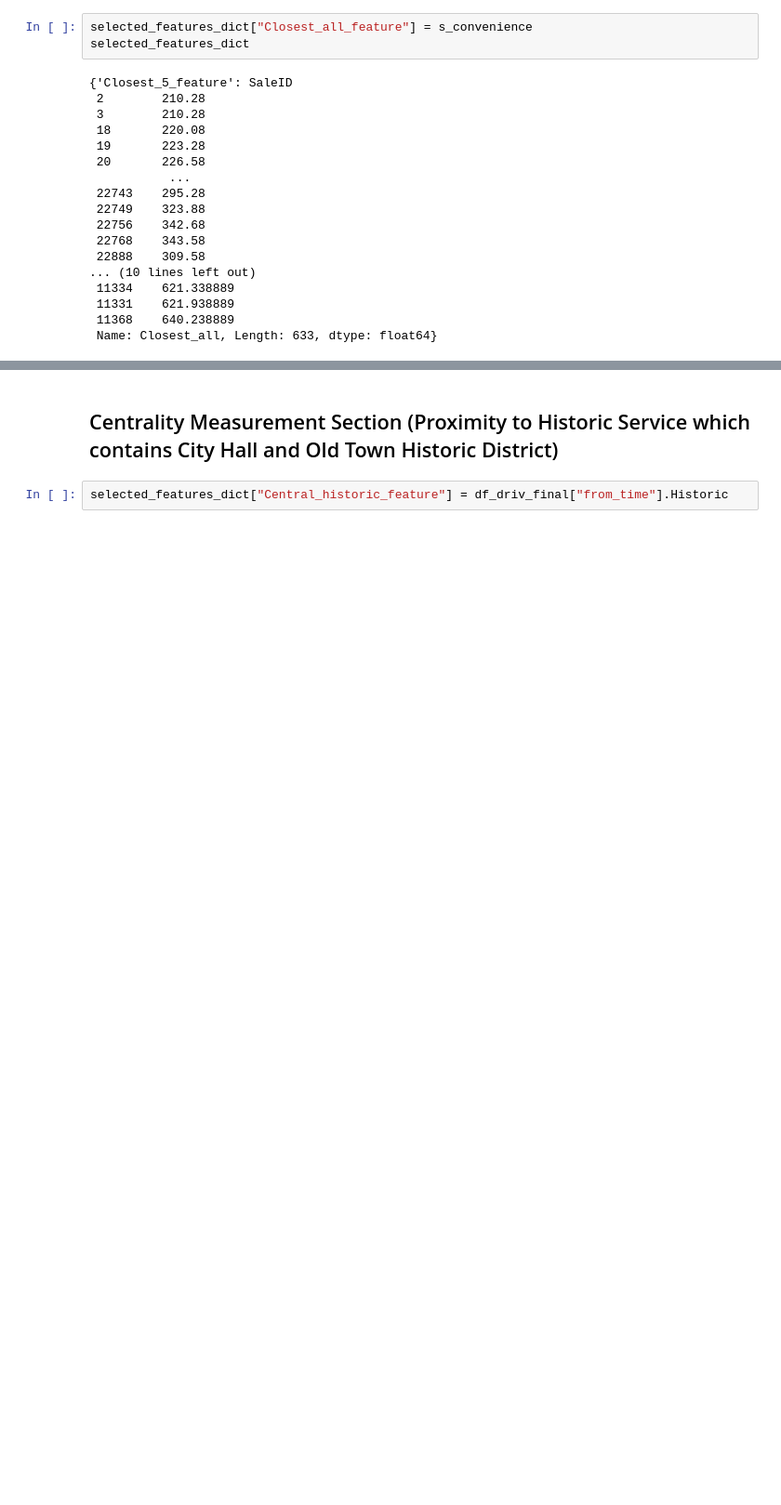
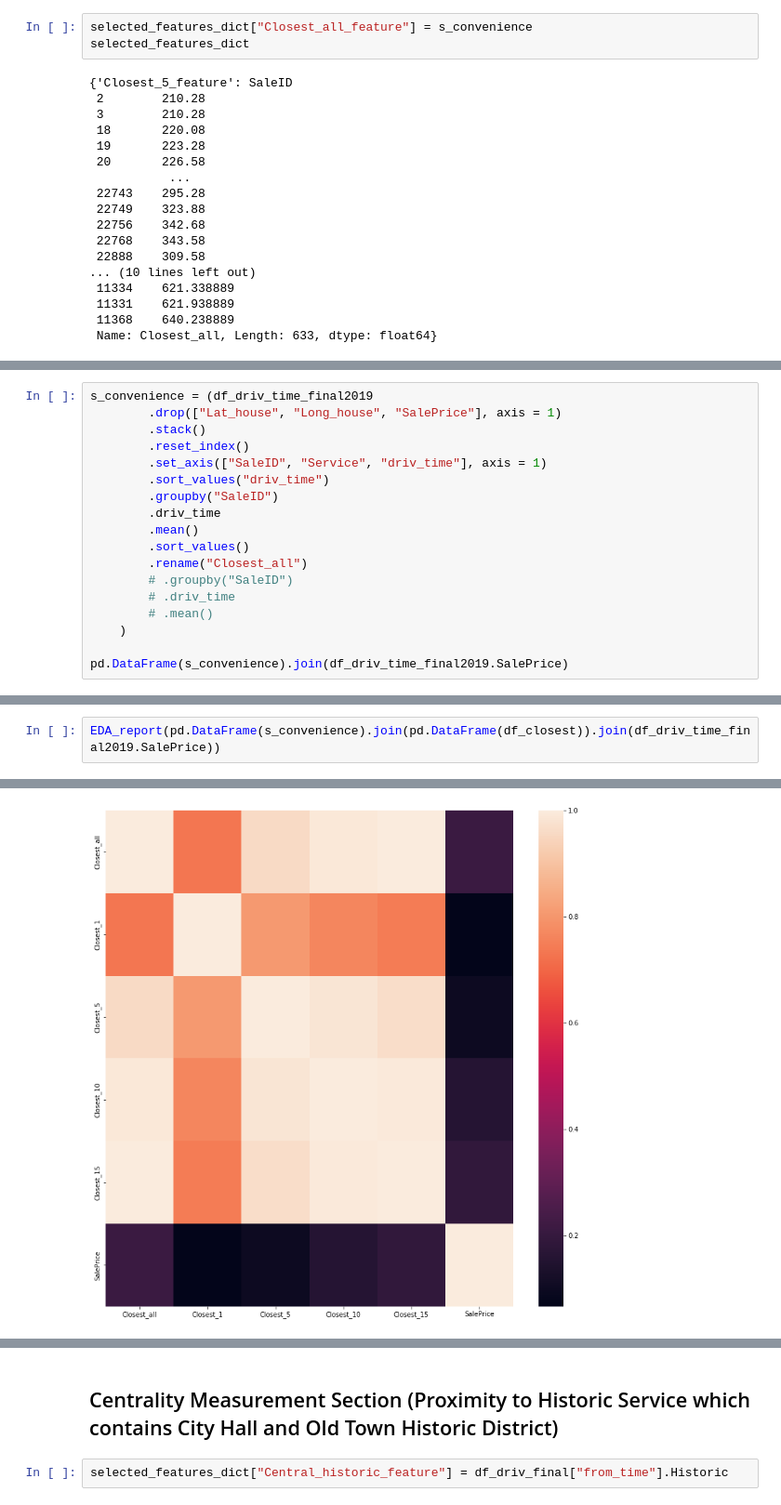
Before and after one commit to lelandjmurrin/Ames_Housing_Project, a Jupyter notebook: Ames_Feature_Engineering.ipynb, the cells around one changed output, grey strips where cells are left out. Shown at 93% size. Cells and saved outputs as stored; diff of their text form; blank space fills up the shorter version.

```diff
--- a/Ames_Feature_Engineering.ipynb
+++ b/Ames_Feature_Engineering.ipynb
@@ -493,0 +537,18 @@ selected_features_dict
+# %%
+s_convenience = (df_driv_time_final2019
+        .drop(["Lat_house", "Long_house", "SalePrice"], axis = 1)
+        .stack()
+        .reset_index()
+        .set_axis(["SaleID", "Service", "driv_time"], axis = 1)
+        .sort_values("driv_time")
+        .groupby("SaleID")
+        .driv_time
+        .mean()
+        .sort_values()
+        .rename("Closest_all")
+        # .groupby("SaleID")
+        # .driv_time
+        # .mean()
+    )
+
+pd.DataFrame(s_convenience).join(df_driv_time_final2019.SalePrice)
@@ -493,0 +570,3 @@ selected_features_dict
+# %%
+EDA_report(pd.DataFrame(s_convenience).join(pd.DataFrame(df_closest)).join(df_driv_time_final2019.SalePrice))
+# %% [output]
@@ -493,0 +599 @@ selected_features_dict
+[figure, added]
```
Also changed, not shown: parts of 54 cells of this notebook, 8 other files.
